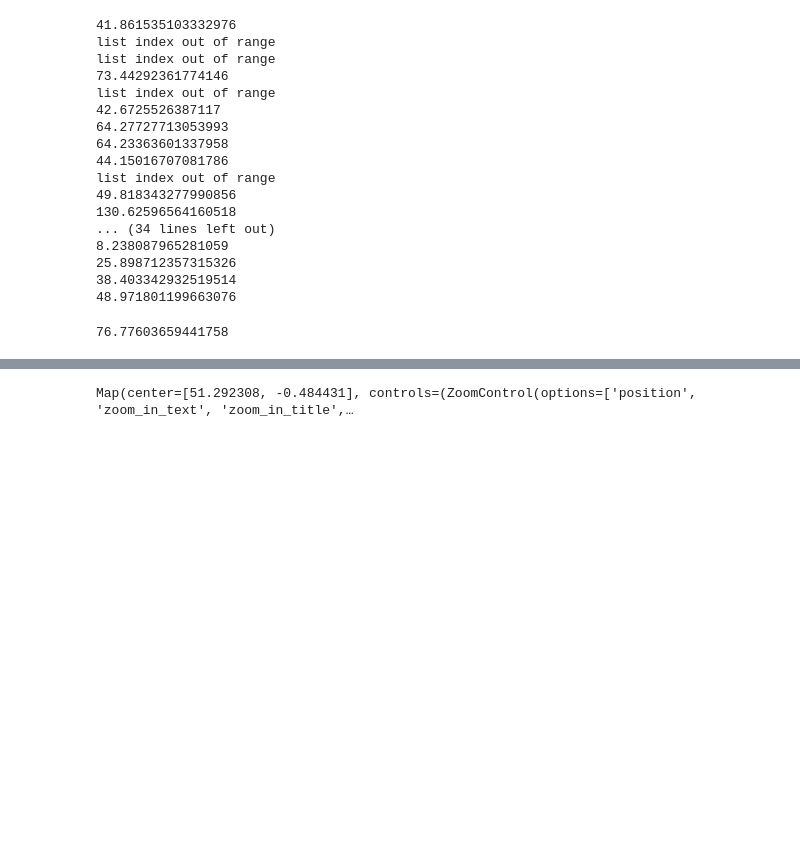
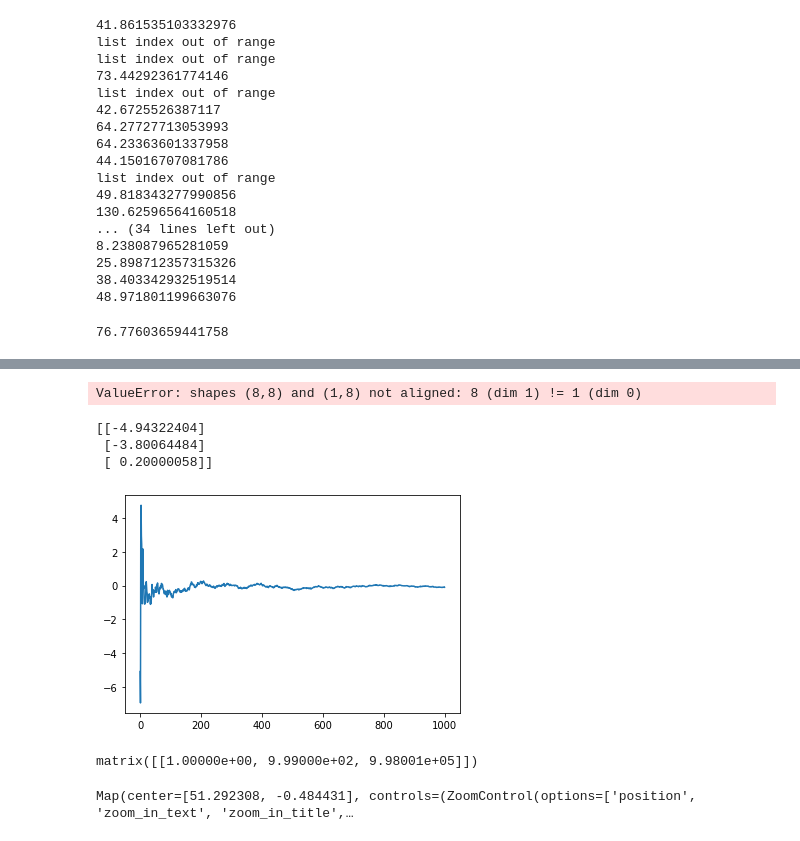
Before and after one commit to Team-Peryton/uas-theia, a Jupyter notebook: experiment.ipynb, the cells around one changed output, grey strips where cells are left out. Drawn from its saved outputs; the diff is of its cells as text; code cells hidden in the pictures; blank space fills up the shorter version.

```diff
--- a/experiment.ipynb
+++ b/experiment.ipynb
@@ -592,3 +650,62 @@ plt.show()
+# %%
+import numpy as np
+import matplotlib.pylab as plt
+import padasip as pa
+
+# creation of data
+dfx = df[["lat", "lon", "px", "py", "alt", "roll", "pitch", "heading"]]
+dfy = df[["est_lat2", "est_lon2"]]
+x = dfx.to_numpy()
+y = dfy.to_numpy()
+
+LS = RLS(8,0.99,1)
+# Not using the RLS.fit function because I want to remember all the predicted values
+pred_x = []
+pred_y = []
+for i in range(20):
+    LS.add_obs(np.matrix(x[i]),y[i])
+print(LS.w)
+# plot the predicted values against the non-noisy output
+ax = plt.plot(pred_x, y-pred_y)
+plt.show()
+# %% [output]
+ValueError: shapes (8,8) and (1,8) not aligned: 8 (dim 1) != 1 (dim 0)
+# %%
+test_size = 1000
+# Test function
+f = lambda x: 0.2*x**2-3.8*x-5.1
+# Gaussian noise to be added to the quadratic signal
+noise = np.random.randn(test_size)
+# You can play around with other noise (like sinusoidal)
+#noise = [np.sin(2*np.pi*i/13) for i in range(test_size)]
+y = np.array([f(i) for i in range(test_size)])
+noisy_y = y + noise
+lam = 0.98
+LS = RLS(3,lam,1)
+# Not using the RLS.fit function because I want to remember all the predicted values
+pred_x = []
+pred_y = []
+for i in range(test_size):
+    x = np.matrix(np.zeros((1,3)))
+    x[0,0] = 1
+    x[0,1] = i
+    x[0,2] = i**2
+    pred_x.append(i)
+    pred_y.append(float(x*LS.w))
+    LS.add_obs(x.T,noisy_y[i])
+print(LS.w)
+# plot the predicted values against the non-noisy output
+ax = plt.plot(pred_x, y-pred_y)
+plt.show()
+# %% [output]
+[[-4.94322404]
+ [-3.80064484]
+ [ 0.20000058]]
+[figure, added]
+# %%
+x
+# %% [output]
+matrix([[1.00000e+00, 9.99000e+02, 9.98001e+05]])
 # %%
 from ipyleaflet import (
     Map,
```
Also changed, not shown: parts of 8 cells of this notebook, 1 other file.
